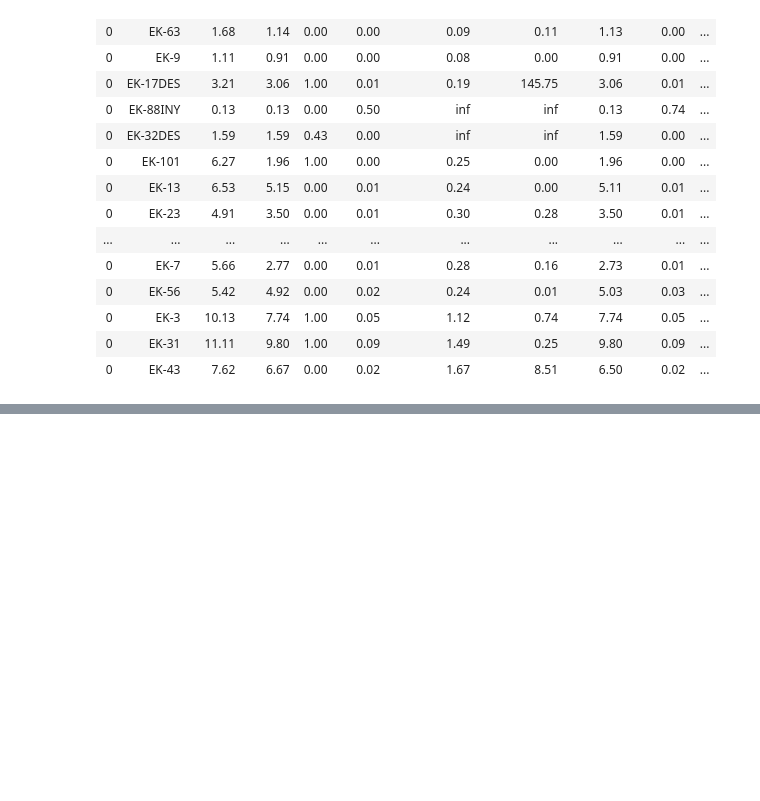
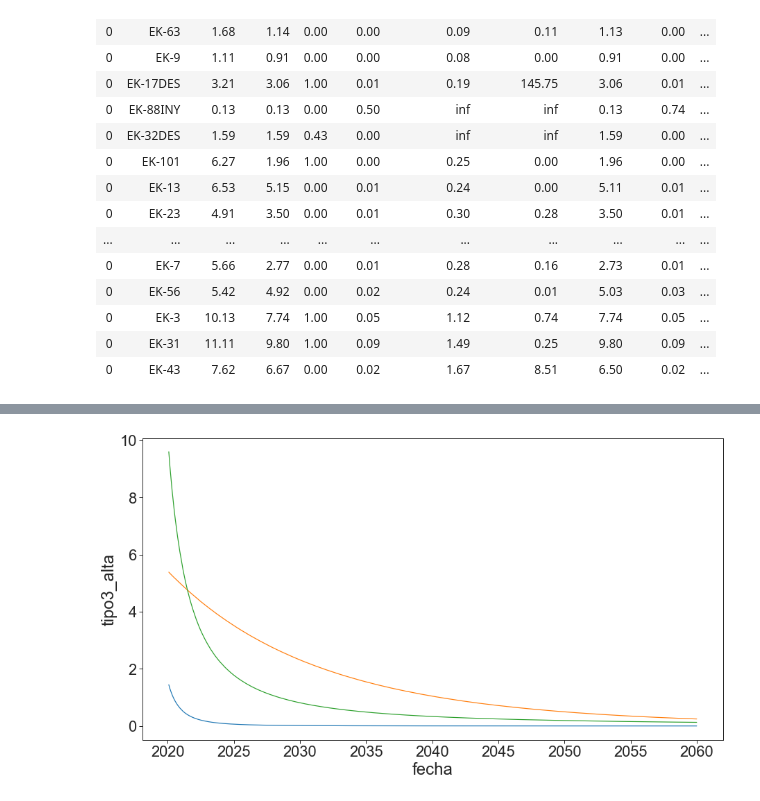
Before and after one commit to eliasft/projects, a Jupyter notebook: demo_BETA.ipynb, the cells around one changed output, grey strips where cells are left out. Cells and saved outputs as stored; diff of their text form; code cells hidden in the pictures; blank space fills up the shorter version.

```diff
--- a/demo_BETA.ipynb
+++ b/demo_BETA.ipynb
@@ -1882,0 +1910,7 @@ display(tipos)
+# %%
+plt.figure(figsize=(15,8))
+ax = sns.lineplot(x='fecha', y="tipo1_baja", data=perfil,estimator='mean',err_style='band',ci=90)
+ax = sns.lineplot(x='fecha', y="tipo2_media", data=perfil,estimator='mean',err_style='band',ci=90)
+ax = sns.lineplot(x='fecha', y="tipo3_alta", data=perfil, estimator='mean',err_style='band',ci=90)
+# %% [output]
+[figure, added]
```
Also changed, not shown: parts of 3 cells of this notebook.
